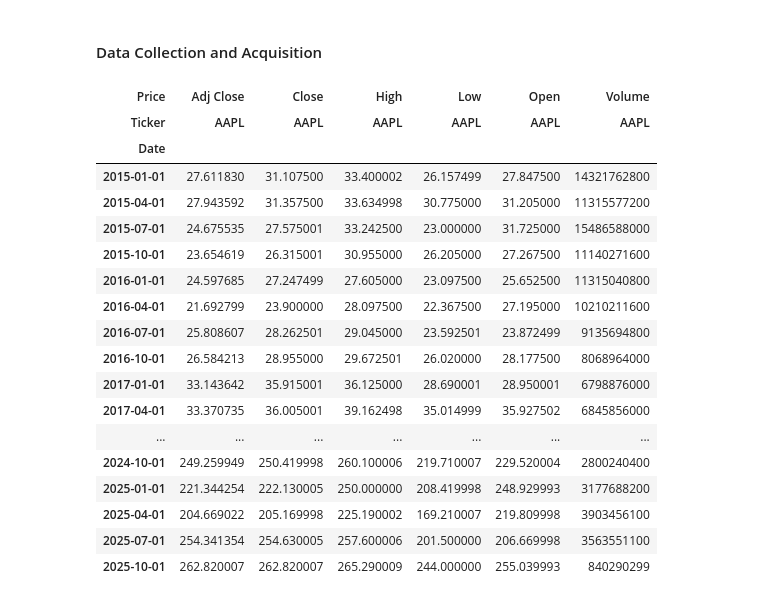
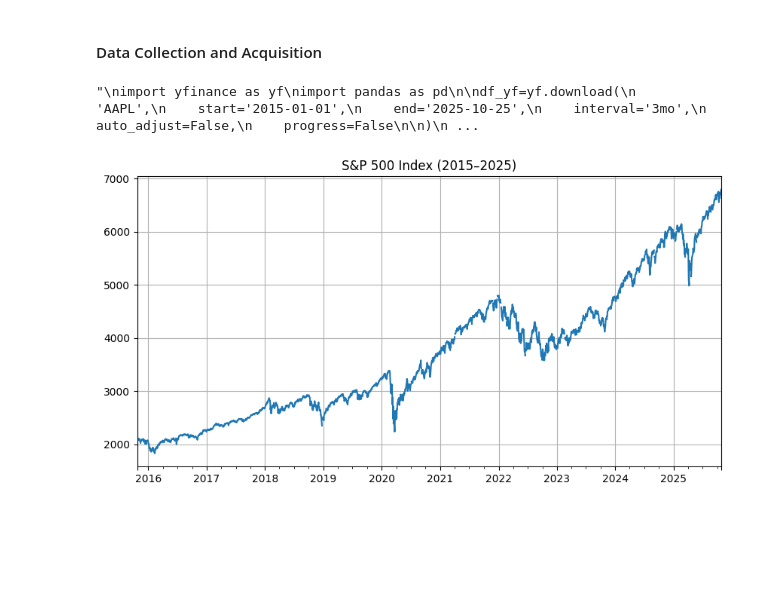
Before and after one commit to rdcosta2-boop/IS-477-Project, a Jupyter notebook: Project.ipynb, the cells around one changed output. Drawn from its saved outputs; the diff is of its cells as text; code cells hidden in the pictures; blank space fills up the shorter version.

```diff
--- a/Project.ipynb
+++ b/Project.ipynb
@@ -1,6 +1,7 @@
 # %% [markdown]
 #### Data Collection and Acquisition
 # %%
+'''
 import yfinance as yf
 import pandas as pd
 
@@ -14,23 +15,26 @@ df_yf=yf.download(
 
 )
 df_yf
+'''
 # %% [output]
-| Price | Adj Close | Close | High | Low | Open | Volume |
-| Ticker | AAPL | AAPL | AAPL | AAPL | AAPL | AAPL |
-| Date |  |  |  |  |  |  |
-| 2015-01-01 | 27.611830 | 31.107500 | 33.400002 | 26.157499 | 27.847500 | 14321762800 |
-| 2015-04-01 | 27.943592 | 31.357500 | 33.634998 | 30.775000 | 31.205000 | 11315577200 |
-| 2015-07-01 | 24.675535 | 27.575001 | 33.242500 | 23.000000 | 31.725000 | 15486588000 |
-| 2015-10-01 | 23.654619 | 26.315001 | 30.955000 | 26.205000 | 27.267500 | 11140271600 |
-| 2016-01-01 | 24.597685 | 27.247499 | 27.605000 | 23.097500 | 25.652500 | 11315040800 |
-| 2016-04-01 | 21.692799 | 23.900000 | 28.097500 | 22.367500 | 27.195000 | 10210211600 |
-| 2016-07-01 | 25.808607 | 28.262501 | 29.045000 | 23.592501 | 23.872499 | 9135694800 |
-| 2016-10-01 | 26.584213 | 28.955000 | 29.672501 | 26.020000 | 28.177500 | 8068964000 |
-| 2017-01-01 | 33.143642 | 35.915001 | 36.125000 | 28.690001 | 28.950001 | 6798876000 |
-| 2017-04-01 | 33.370735 | 36.005001 | 39.162498 | 35.014999 | 35.927502 | 6845856000 |
-| ... | ... | ... | ... | ... | ... | ... |
-| 2024-10-01 | 249.259949 | 250.419998 | 260.100006 | 219.710007 | 229.520004 | 2800240400 |
-| 2025-01-01 | 221.344254 | 222.130005 | 250.000000 | 208.419998 | 248.929993 | 3177688200 |
-| 2025-04-01 | 204.669022 | 205.169998 | 225.190002 | 169.210007 | 219.809998 | 3903456100 |
-| 2025-07-01 | 254.341354 | 254.630005 | 257.600006 | 201.500000 | 206.669998 | 3563551100 |
-| 2025-10-01 | 262.820007 | 262.820007 | 265.290009 | 244.000000 | 255.039993 | 840290299 |
+"\nimport yfinance as yf\nimport pandas as pd\n\ndf_yf=yf.download(\n    'AAPL',\n    start='2015-01-01',\n    end='2025-10-25',\n    interval='3mo',\n    auto_adjust=False,\n    progress=False\n\n)\n ...
+# %%
+from fredapi import Fred
+import pandas as pd
+import matplotlib.pyplot as plt
+
+fred = Fred(api_key='3dd37ba3122e1228a5bacd7f8c6f3775')
+
+sp500 = fred.get_series('SP500',
+                        observation_start='2015-01-01',
+                        observation_end='2025-12-31')
+
+
+sp500 = sp500.rename('S&P 500 Index')
+sp500.to_csv('sp500_2015_2025.csv')
+
+sp500.plot(title='S&P 500 Index (2015–2025)', figsize=(10,5))
+plt.grid(True)
+plt.show()
+# %% [output]
+[figure, added]
```
Also changed, not shown: 1 other file.
